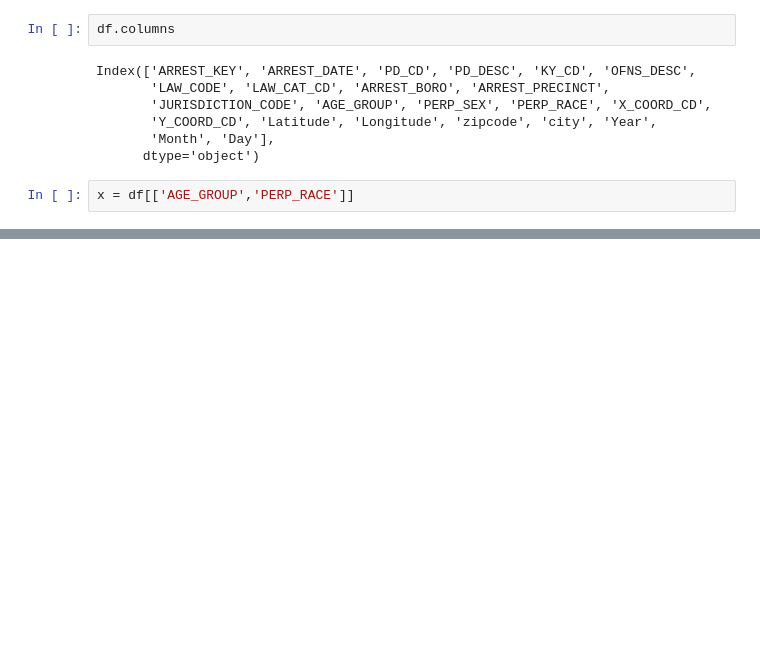
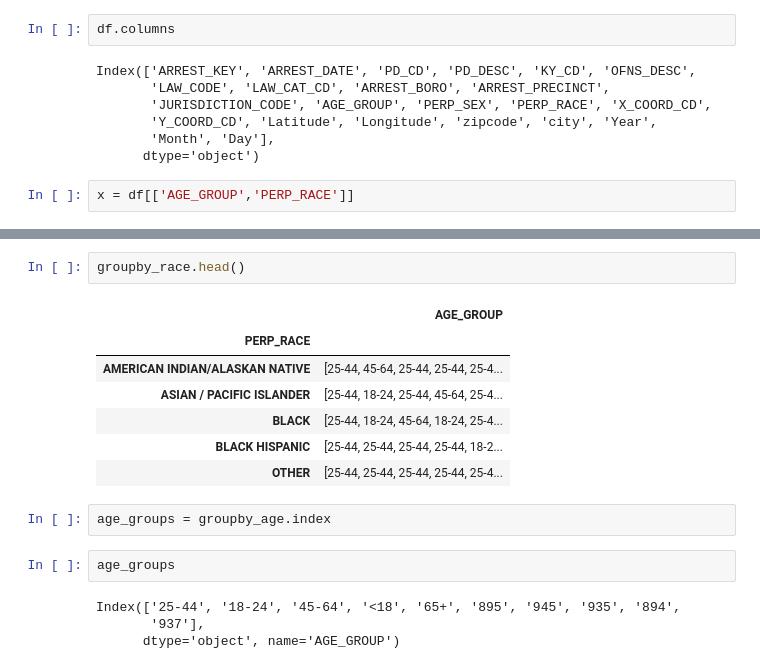
Before and after one commit to bhparijat/NYPD-crime-analysis, a Jupyter notebook: generate_summary.ipynb, the cells around one changed output, grey strips where cells are left out. Cells and saved outputs as stored; diff of their text form; blank space fills up the shorter version.

```diff
--- a/generate_summary.ipynb
+++ b/generate_summary.ipynb
@@ -387,0 +424,18 @@ ValueError: could not convert string to float: '25-44'
+# %%
+groupby_race.head()
+# %% [output]
+|  | AGE_GROUP |
+| PERP_RACE |  |
+| AMERICAN INDIAN/ALASKAN NATIVE | [25-44, 45-64, 25-44, 25-44, 25-4... |
+| ASIAN / PACIFIC ISLANDER | [25-44, 18-24, 25-44, 45-64, 25-4... |
+| BLACK | [25-44, 18-24, 45-64, 18-24, 25-4... |
+| BLACK HISPANIC | [25-44, 25-44, 25-44, 25-44, 18-2... |
+| OTHER | [25-44, 25-44, 25-44, 25-44, 25-4... |
+# %%
+age_groups = groupby_age.index
+# %%
+age_groups
+# %% [output]
+Index(['25-44', '18-24', '45-64', '<18', '65+', '895', '945', '935', '894',
+       '937'],
+      dtype='object', name='AGE_GROUP')
```
Also changed, not shown: parts of 12 cells of this notebook.
